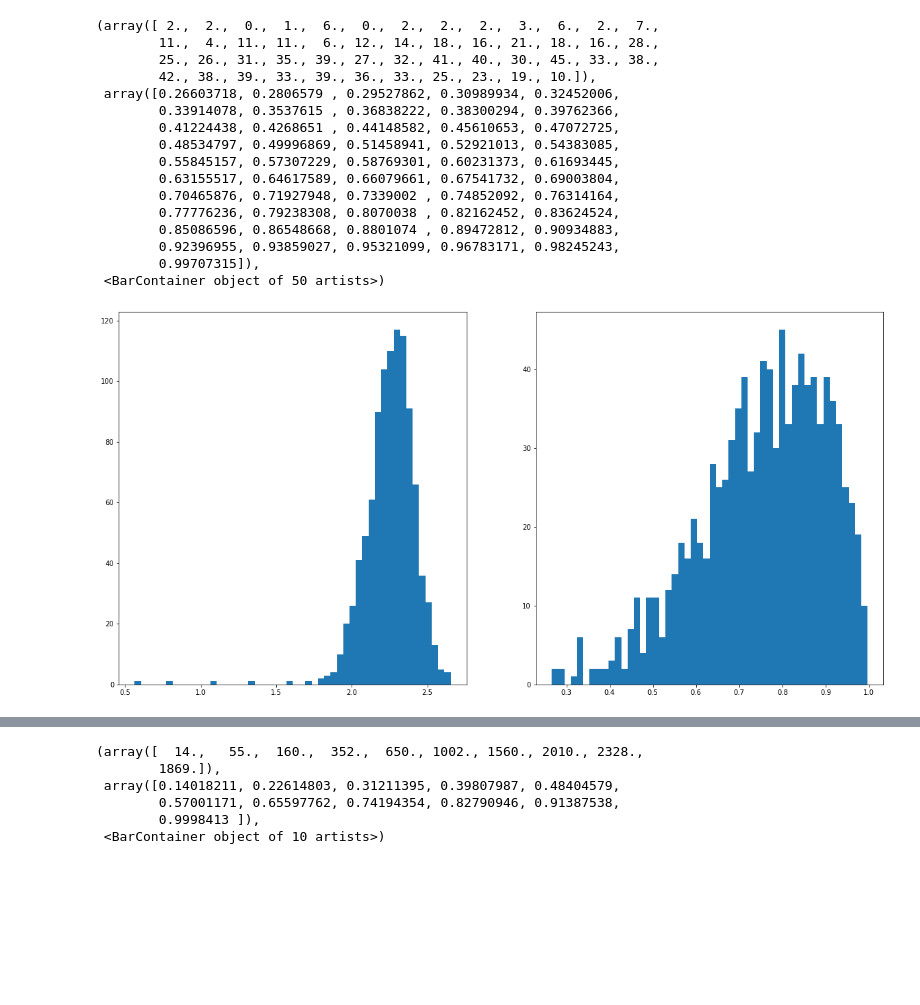
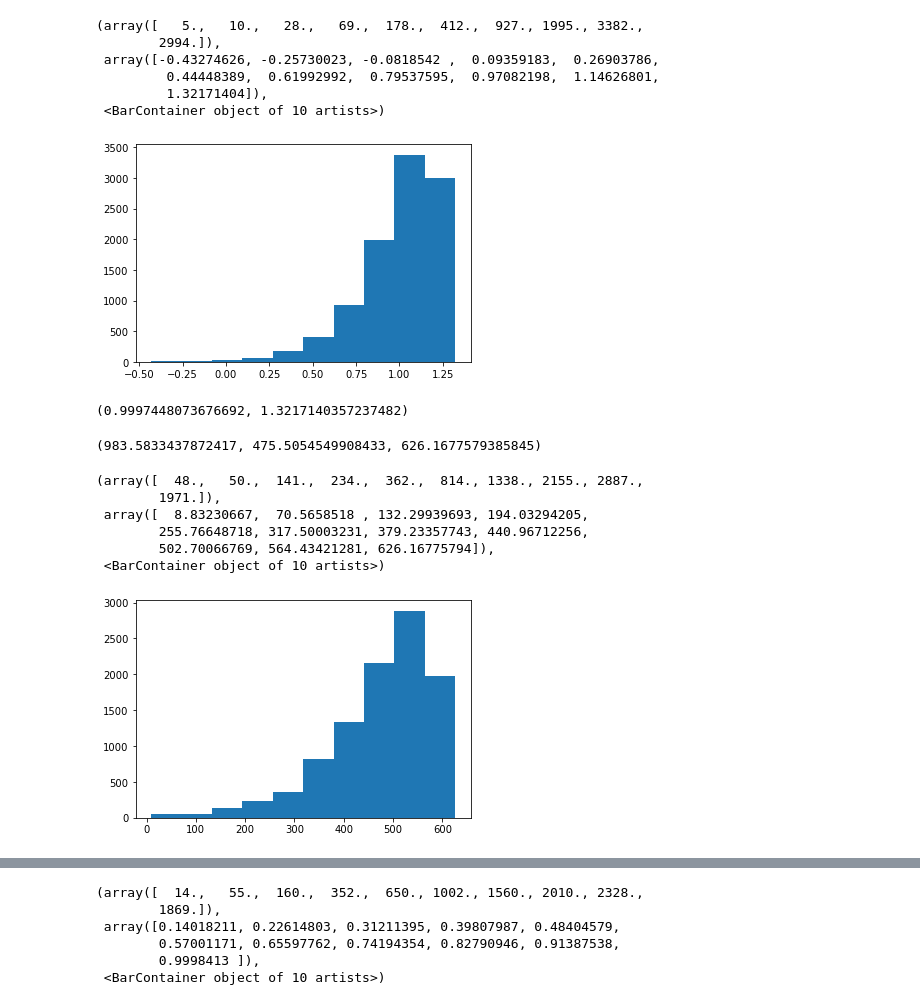
Before and after one commit to adam-bauer-34/climate-simp, a Jupyter notebook: OLLA/forcing_test.ipynb, the cells around one changed output, grey strips where cells are left out. Saved outputs shown, nothing was run; the diff lists cells and outputs as text; code cells hidden in the pictures; blank space fills up the shorter version.

```diff
--- a/OLLA/forcing_test.ipynb
+++ b/OLLA/forcing_test.ipynb
@@ -32,38 +34,16 @@ len(tot_day)
-# %%
-rho = 0.8
-
-newweights = np.random.beta(6,2, size=1000)
-weights = np.random.beta(6,2, size=1000)
-
-for i in range(1, weights.shape[0]):
-    newweights[i] = rho * newweights[i-1] + (1 - rho**2)**(0.5) * np.random.beta(6,2)
-
-means = []
-
-for i in range(0, weights.shape[0]):
-    tmp_diurn = newweights[i] * tot_day
-    tmp_mean = np.mean(tmp_diurn)
-    means.append(tmp_mean)
-
-fig, ax = plt.subplots(1,2,figsize=(20,10))
-
-ax[0].hist(newweights, 50)
-ax[1].hist(weights, 50)
-# %% [output]
-(array([ 2.,  2.,  0.,  1.,  6.,  0.,  2.,  2.,  2.,  3.,  6.,  2.,  7.,
-        11.,  4., 11., 11.,  6., 12., 14., 18., 16., 21., 18., 16., 28.,
-        25., 26., 31., 35., 39., 27., 32., 41., 40., 30., 45., 33., 38.,
-        42., 38., 39., 33., 39., 36., 33., 25., 23., 19., 10.]),
- array([0.26603718, 0.2806579 , 0.29527862, 0.30989934, 0.32452006,
-        0.33914078, 0.3537615 , 0.36838222, 0.38300294, 0.39762366,
-        0.41224438, 0.4268651 , 0.44148582, 0.45610653, 0.47072725,
-        0.48534797, 0.49996869, 0.51458941, 0.52921013, 0.54383085,
-        0.55845157, 0.57307229, 0.58769301, 0.60231373, 0.61693445,
-        0.63155517, 0.64617589, 0.66079661, 0.67541732, 0.69003804,
-        0.70465876, 0.71927948, 0.7339002 , 0.74852092, 0.76314164,
-        0.77776236, 0.79238308, 0.8070038 , 0.82162452, 0.83624524,
-        0.85086596, 0.86548668, 0.8801074 , 0.89472812, 0.90934883,
-        0.92396955, 0.93859027, 0.95321099, 0.96783171, 0.98245243,
-        0.99707315]),
- <BarContainer object of 50 artists>)
-[figure]
+# %%
+vals = sts.pearson3.rvs(-1.4261204198965, loc=1, scale=0.23, size=10000)
+
+plt.hist(vals)
+# %% [output]
+(array([   5.,   10.,   28.,   69.,  178.,  412.,  927., 1995., 3382.,
+        2994.]),
+ array([-0.43274626, -0.25730023, -0.0818542 ,  0.09359183,  0.26903786,
+         0.44448389,  0.61992992,  0.79537595,  0.97082198,  1.14626801,
+         1.32171404]),
+ <BarContainer object of 10 artists>)
+[figure, added]
+# %%
+np.mean(vals), np.amax(vals)
+# %% [output]
+(0.9997448073676692, 1.3217140357237482)
@@ -70 +67,15 @@ ax[1].hist(weights, 50)
+# %%
+np.amax(diurns), np.mean(diurns), np.amax(means)
+# %% [output]
+(983.5833437872417, 475.5054549908433, 626.1677579385845)
+# %%
+plt.hist(means)
+# %% [output]
+(array([  48.,   50.,  141.,  234.,  362.,  814., 1338., 2155., 2887.,
+        1971.]),
+ array([  8.83230667,  70.5658518 , 132.29939693, 194.03294205,
+        255.76648718, 317.50003231, 379.23357743, 440.96712256,
+        502.70066769, 564.43421281, 626.16775794]),
+ <BarContainer object of 10 artists>)
+[figure, added]
 # %%
```
Also changed, not shown: parts of 13 cells of this notebook, 5 other files.
